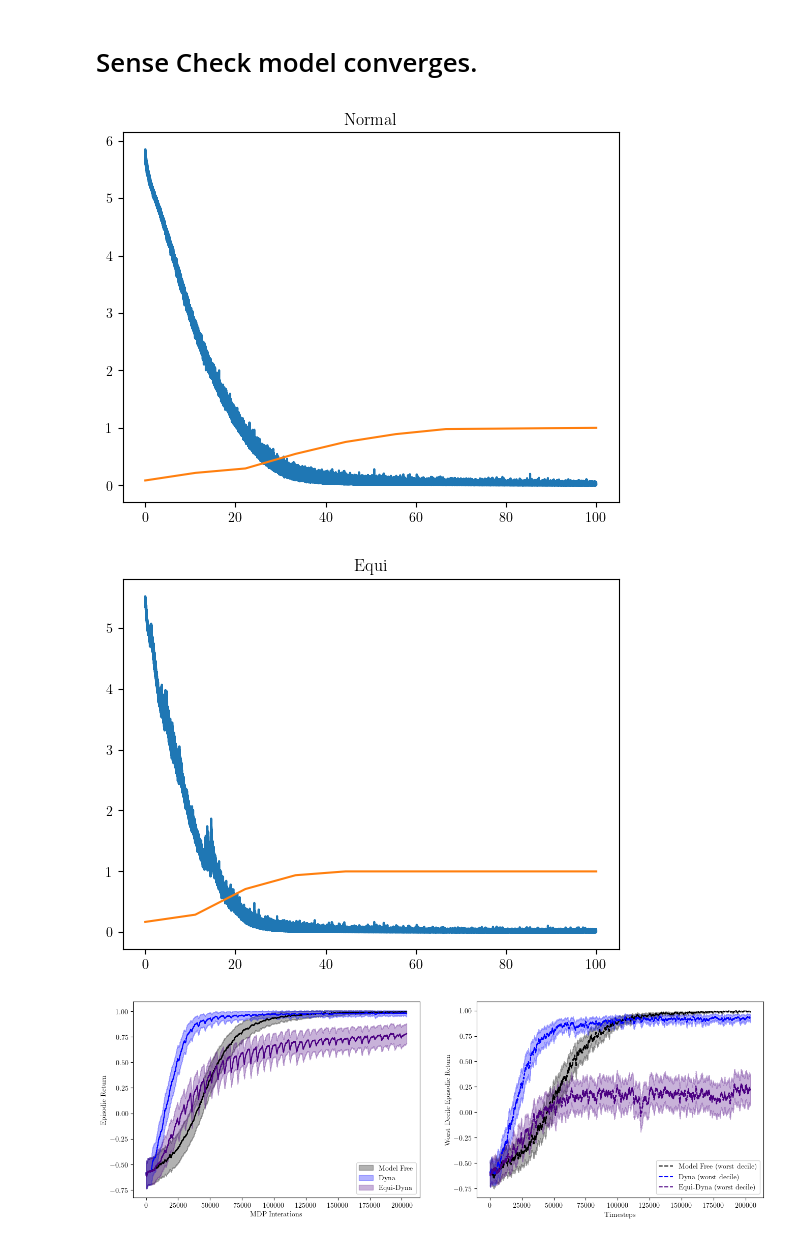
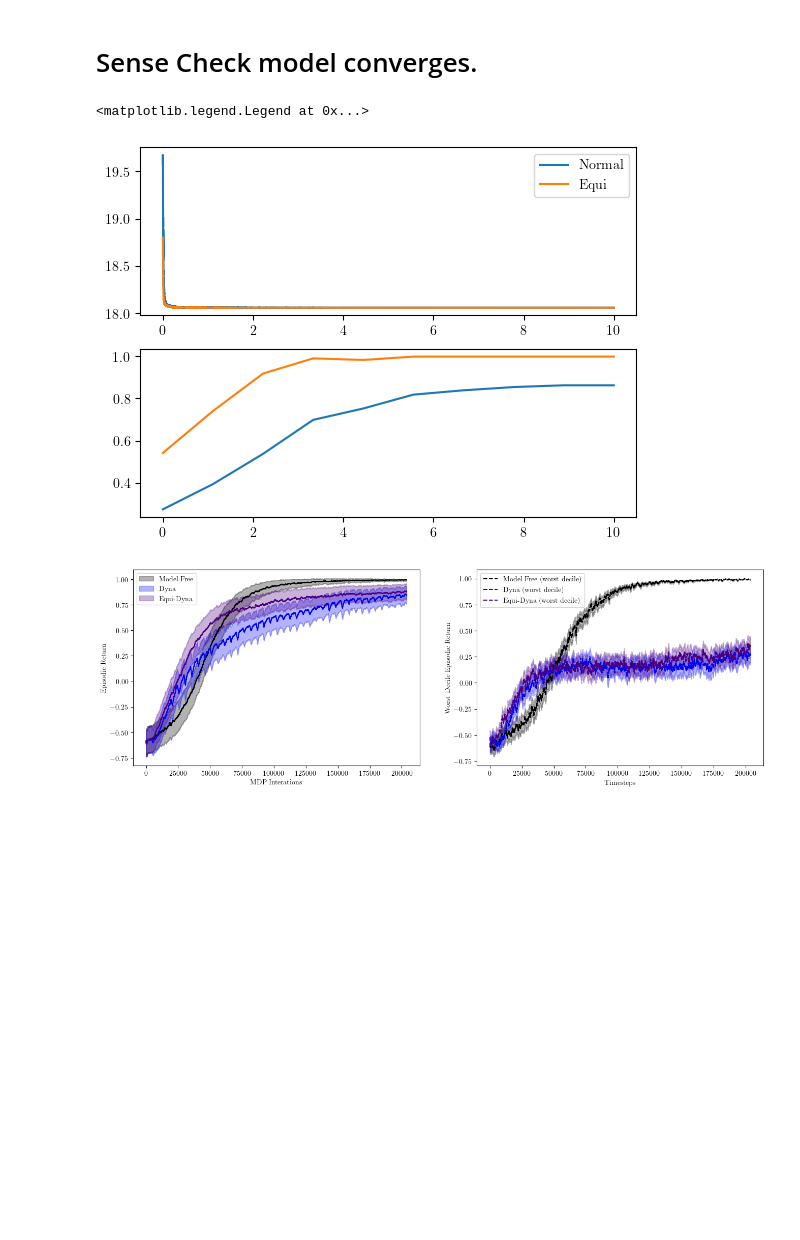
Before and after one commit to seancraven/mono_ms, a Jupyter notebook: dyna/expert_dyna_plotting_catch.ipynb, the cells around one changed output. Drawn from its saved outputs; the diff is of its cells as text; code cells hidden in the pictures; blank space fills up the shorter version.

```diff
--- a/dyna/expert_dyna_plotting_catch.ipynb
+++ b/dyna/expert_dyna_plotting_catch.ipynb
@@ -45,8 +45,8 @@ plt.plot(returns)
 expert_model_params = train_state.params
 rng = jax.random.split(rng, NUM_PARALLEL)
 
-random_experienc_fn = make_experience_fn(ENV_NAME, EXP_TOTAL // NUM_PARALLEL)
-expert_experience_fn = make_expert_experience_fn(ENV_NAME, EXP_TOTAL//NUM_PARALLEL, expert_model_params)
+random_experienc_fn = make_experience_fn(ENV_NAME, EXP_TOTAL//2 // NUM_PARALLEL)
+expert_experience_fn = make_expert_experience_fn(ENV_NAME, EXP_TOTAL//2 //NUM_PARALLEL, expert_model_params)
 
 random_experience = jax.vmap(random_experienc_fn)(rng)
 expert_experience = jax.vmap(expert_experience_fn)(rng)
@@ -62,14 +62,17 @@ rng = jax.random.PRNGKey(42)
 expert_experience = flatten_shuff(rng, expert_experience)
 random_experience = flatten_shuff(rng, random_experience)
 # %%
+NUM_EPCH = 10
+LR = 1e-4
 expert_experience = expert_experience.join(random_experience)
+
 def make_model(hyp):
     train_data, val_data = expert_experience.partition(hyp.get_train_size(expert_experience))
-    train_fn = mbt.make_train(hyp, train_data, val_data, loss_function_ho=mbt.make_catch_bce_loss_fn, val_loss_function_ho=mbt.make_catch_accuracy_loss_fn)
+    train_fn = mbt.make_train(hyp, train_data, val_data, loss_function_ho=mbt.make_catch_mse_loss_fn, val_loss_function_ho=mbt.make_catch_accuracy_loss_fn)
     return train_fn(rng)
 
-hyp = mbt.HyperParams(model = CatchModel, epochs=10 )
-equi_hyp = mbt.HyperParams(model= CatchEquiModel_ , epochs=10)
+hyp = mbt.HyperParams(model = CatchModel, epochs=NUM_EPCH , learning_rate=LR)
+equi_hyp = mbt.HyperParams(model= CatchEquiModel_ , epochs=NUM_EPCH, learning_rate=LR)
 
 
 tm = make_model(hyp)
@@ -85,18 +81,20 @@ You can choose the search directory by setting xla_gpu_cuda_data_dir in HloModul
 # Sense Check model converges.
 # %%
 
-def plot_tm(tm, tit):
+fig, ax = plt.subplots(2,1)
+def plot_tm(ax, tm, name):
     train_loss = tm[1][0].train_loss.reshape(-1)
     val_loss = tm[1][0].val_loss.reshape(-1)
     def get_x(line, epch):
         return jnp.linspace(0, epch, num = len(line))
-    plt.plot(get_x(train_loss, 100), train_loss)
-    plt.plot(get_x(val_loss, 100), val_loss)
-    plt.title(tit)
-plot_tm(tm, "Normal")
-plt.show()
-plot_tm(equi_tm, "Equi")
+    ax[0].plot(get_x(train_loss, NUM_EPCH), (train_loss), label=name)
+
+    ax[1].plot(get_x(val_loss, NUM_EPCH), val_loss)
+
+plot_tm(ax,tm, "Normal")
+plot_tm(ax, equi_tm, "Equi")
+ax[0].legend()
 # %% [output]
+<matplotlib.legend.Legend at 0x...>
-[figure, old version]
+[figure, new version]
-[figure, removed]
 # %%
@@ -170,7 +168,7 @@ for res, name, c in zip(results, names, cs):
     worst_mean = acting_returns[cumulative_returns < worst_decile].mean(axis=0)
     worst_std = acting_returns[cumulative_returns < worst_decile].std(
         axis=0
-    ) / np.sqrt(NUM_SEEDS)
+    ) / np.sqrt(NUM_SEEDS * NUM_SCANS)
     worst_upper = worst_mean + worst_std
     worst_lower = worst_mean - worst_std
     ax[1].plot(
@@ -194,7 +192,7 @@ ax[0].legend()
 ax[1].legend()
 fig.savefig("plots.png")
 # %% [output]
-[figure, old version]
+[figure, new version]
 # %%
 for info, name in zip(results[1:], names[1:]):
     m_loss= info[-1]
```
Also changed, not shown: parts of 3 cells of this notebook, 6 other files.
